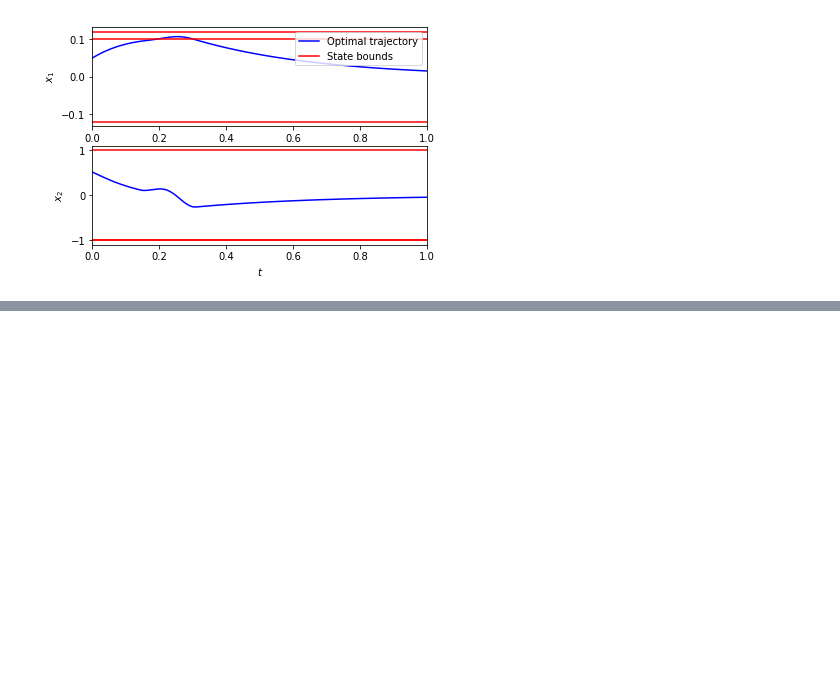
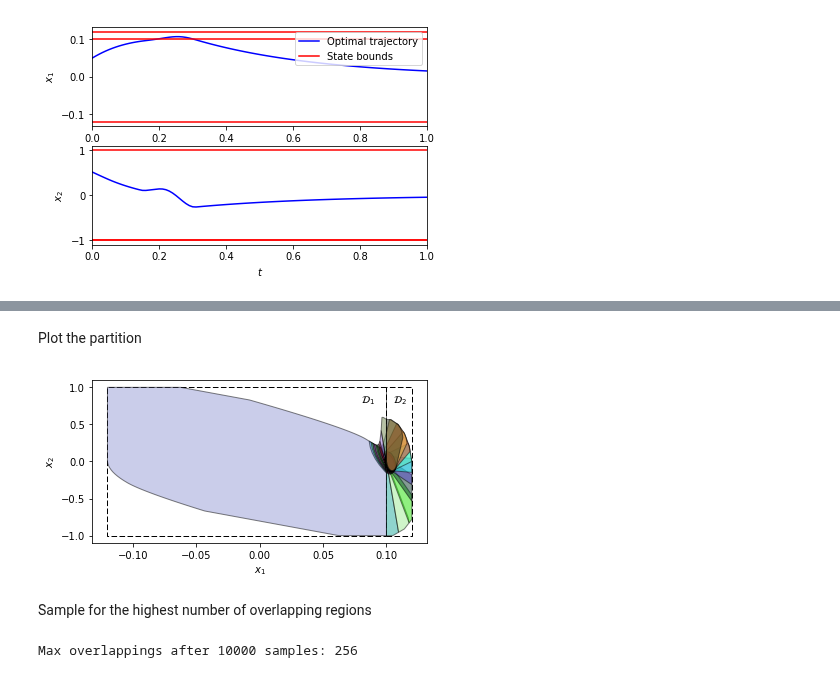
Before and after one commit to TobiaMarcucci/pympc, a Jupyter notebook: library_pendulum.ipynb, the cells around one changed output, grey strips where cells are left out. Saved outputs shown, nothing was run; the diff lists cells and outputs as text; code cells hidden in the pictures; blank space fills up the shorter version.

```diff
--- a/library_pendulum.ipynb
+++ b/library_pendulum.ipynb
@@ -259,0 +289,5 @@ plt.show()
+# %%
+from itertools import product
+modes = [[0,1]]*controller.N
+ms_list = product(*modes)
+ms_list = [ma for ma in ms_list]
@@ -259,0 +296,16 @@ plt.show()
+# %%
+n_feasible = 2**controller.N
+errors = 0
+n = 0
+p_list = []
+for i, ms in enumerate(ms_list):
+    print i, ms
+    prog = controller.condense_program(ms)
+    try:
+        if prog.feasible_set is None:
+            n_feasible -= 1
+        else:
+            p_list.append(prog.feasible_set)
+            n += 1
+    except:
+        errors += 1
@@ -259,0 +330,24 @@ plt.show()
+# %% [markdown]
+Plot the partition
+# %%
+fig = plt.figure(figsize=(6,3))
+X_1.plot(facecolor='w', linestyle='--')
+plt.text(.08,.8,r'$\mathcal{D}_1$')
+X_2.plot(facecolor='w', linestyle='--')
+plt.text(.105,.8,r'$\mathcal{D}_2$')
+for i,p in enumerate(p_list):
+    color = np.random.rand(3,1)
+    p.plot(facecolor=color, alpha=.5)
+#fig.savefig("all_feasible_mode_sequences.pdf", bbox_inches='tight')
+plt.show()
+# %% [output]
+[figure, added]
+# %% [markdown]
+Sample for the highest number of overlapping regions
+# %%
+n_samples = 10000
+x_min = np.array([[.07],[-.4]])
+x_max = np.array([[.12],[.5]])
+max_overlapping_regions(p_list, n_samples, x_min, x_max)
+# %% [output]
+Max overlappings after 10000 samples: 256
```
Also changed, not shown: parts of 26 cells of this notebook, 30 other files.
